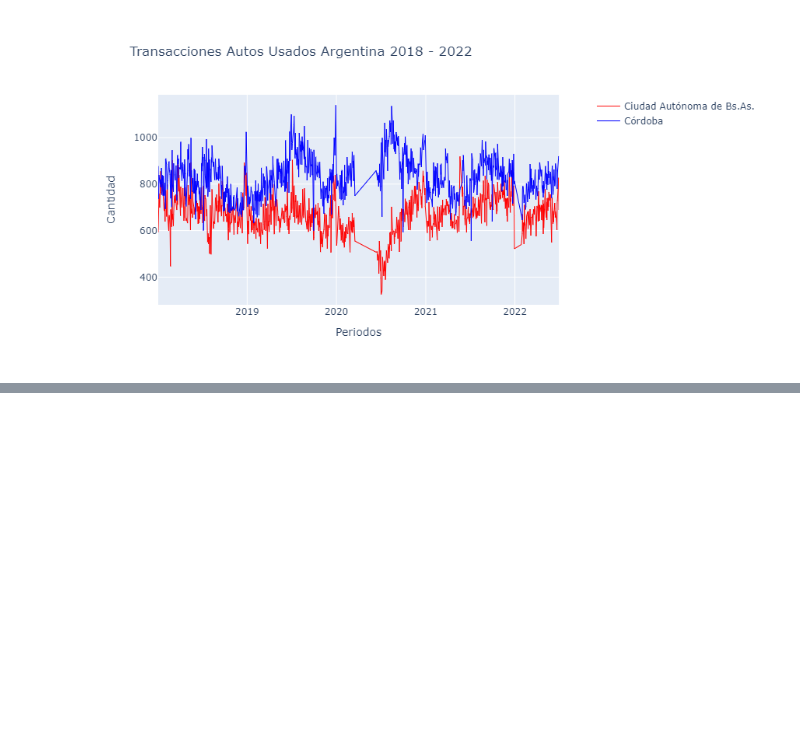
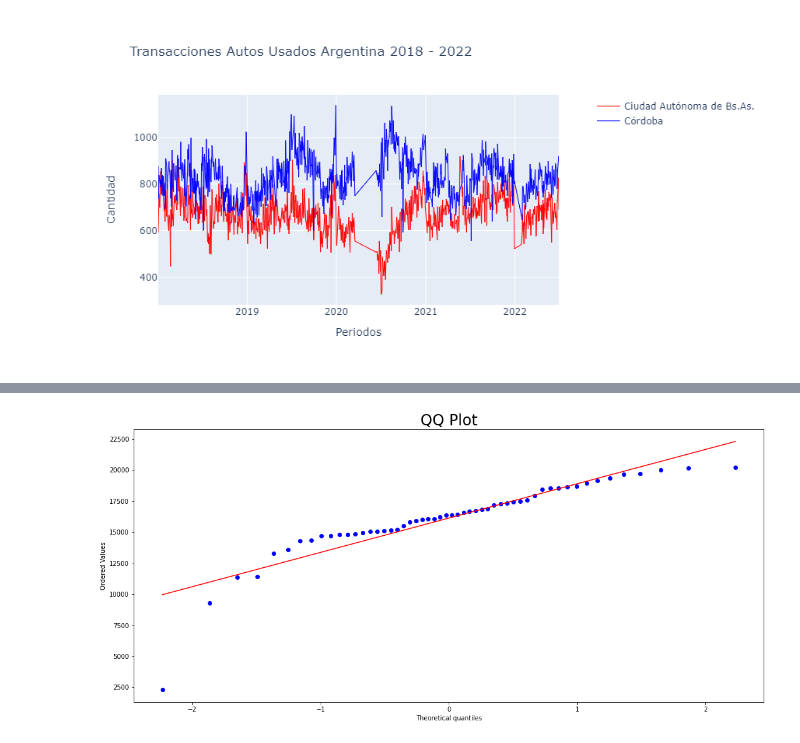
Before and after one commit to MGaloto/datos-abiertos-argentina, a Jupyter notebook: autos.ipynb, the cells around one changed output, grey strips where cells are left out. Drawn from its saved outputs; the diff is of its cells as text; code cells hidden in the pictures; blank space fills up the shorter version.

```diff
--- a/autos.ipynb
+++ b/autos.ipynb
@@ -218,0 +263,11 @@ plot_hbar(df_group, 'indice', 15)
+# %%
+
+
+
+import scipy.stats
+
+scipy.stats.probplot(df_mes["Córdoba"], plot = plt)
+plt.title('QQ Plot', size = 24)
+plt.show()
+# %% [output]
+[figure, added]
```
Also changed, not shown: parts of 16 cells of this notebook.
